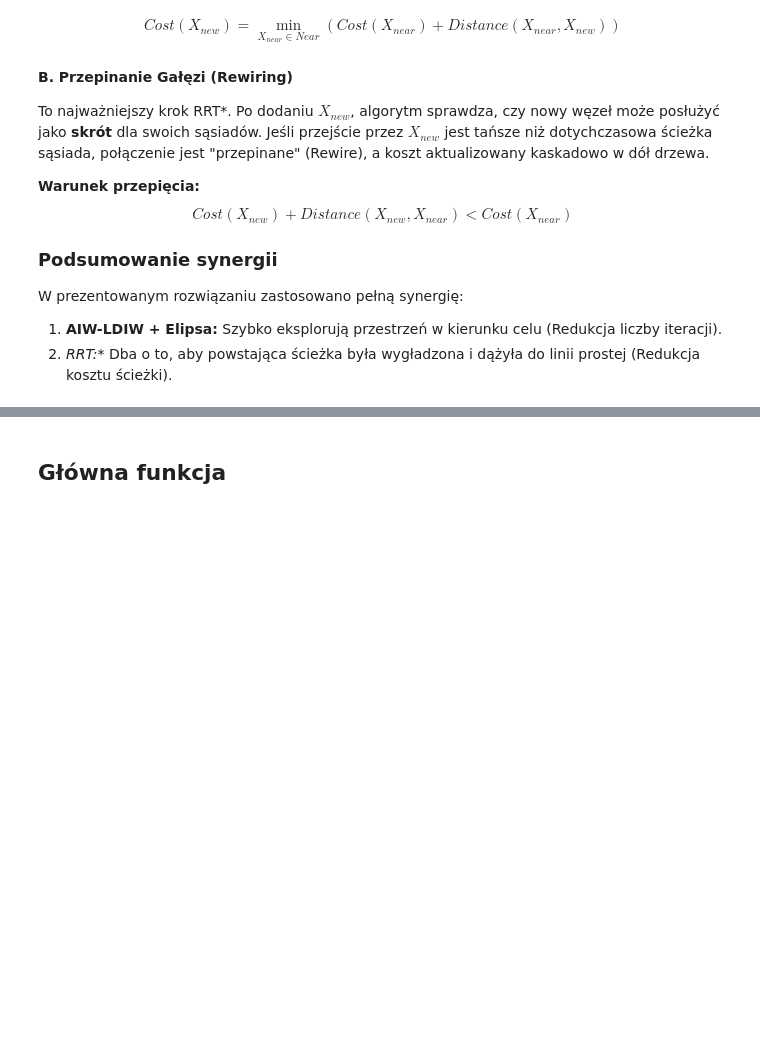
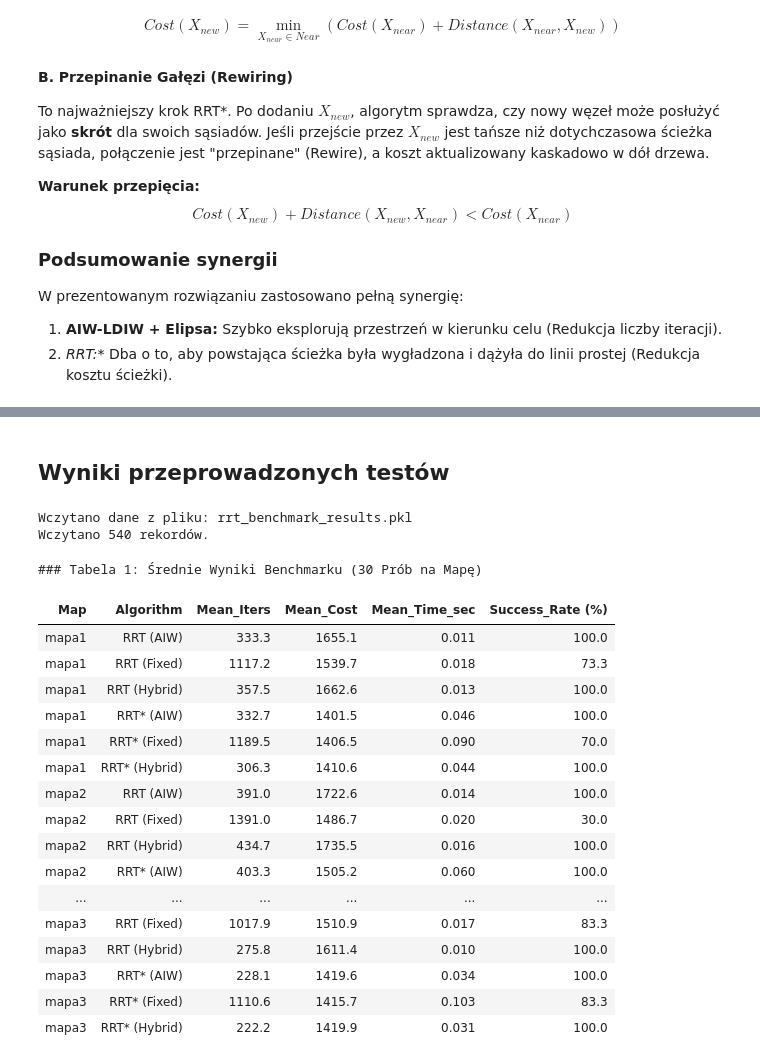
Before and after one commit to pawelrewilak/rrt, a Jupyter notebook: rrt_not.ipynb, the cells around one changed output, grey strips where cells are left out. Saved outputs shown, nothing was run; the diff lists cells and outputs as text; code cells hidden in the pictures; blank space fills up the shorter version.

```diff
--- a/rrt_not.ipynb
+++ b/rrt_not.ipynb
@@ -230,2 +85,0 @@ def samp_point_elipse(start, goal, mapa, par_1 = 1.5, par_2 = 0.4):
-# %% [markdown]
-## Główna funkcja
@@ -371,0 +86,77 @@ def rrt_solver(start, goal, mapa, step_len = 25, max_iter=1000, tolerance=30, bi
+# %% [markdown]
+## Wyniki przeprowadzonych testów
+# %%
+import pandas as pd
+import seaborn as sns
+import matplotlib.pyplot as plt
+import numpy as np
+
+sns.set_style("whitegrid")
+plt.rcParams['figure.figsize'] = (18, 6)
+plt.rcParams['font.size'] = 10
+
+try:
+    results_df = pd.read_pickle('rrt_benchmark_results.pkl')
+    print("Wczytano dane z pliku: rrt_benchmark_results.pkl")
+except FileNotFoundError:
+    try:
+        results_df = pd.read_csv('rrt_benchmark_results.csv')
+        print("Wczytano dane z pliku: rrt_benchmark_results.csv")
+    except FileNotFoundError:
+        print("BŁĄD: Nie znaleziono pliku 'rrt_benchmark_results.pkl' ani 'rrt_benchmark_results.csv'. Uruchom najpierw skrypt testy.py.")
+        results_df = pd.DataFrame()
+
+if not results_df.empty:
+    print(f"Wczytano {len(results_df)} rekordów.")
+
+    successful_runs = results_df[results_df['Success'] == True].copy()
+
+    order = [
+        'RRT (Fixed)', 'RRT (AIW)', 'RRT (Hybrid)',
+        'RRT* (Fixed)', 'RRT* (AIW)', 'RRT* (Hybrid)'
+    ]
+    successful_runs['Algorithm'] = pd.Categorical(successful_runs['Algorithm'], categories=order, ordered=True)
+# %% [output]
+Wczytano dane z pliku: rrt_benchmark_results.pkl
+Wczytano 540 rekordów.
+# %%
+if not results_df.empty:
+    summary = results_df.groupby(['Map', 'Algorithm']).agg(
+        Mean_Iters=('Iterations', 'mean'),
+        Mean_Cost=('Path_Cost', lambda x: x[x != float('inf')].mean()),
+        Mean_Time_sec=('Time_sec', 'mean'),
+        Success_Count=('Success', 'sum'),
+        Total_Trials=('Success', 'count')
+    ).reset_index()
+
+    summary['Success_Rate (%)'] = (summary['Success_Count'] / summary['Total_Trials']) * 100
+    summary = summary.drop(columns=['Success_Count', 'Total_Trials'])
+
+    print("### Tabela 1: Średnie Wyniki Benchmarku (30 Prób na Mapę)")
+    summary_styled = summary.style.format({
+        'Mean_Iters': "{:.1f}",
+        'Mean_Cost': "{:.1f}",
+        'Mean_Time_sec': "{:.3f}",
+        'Success_Rate (%)': "{:.1f}"
+    }).hide(axis='index')
+
+    display(summary_styled)
+# %% [output]
+### Tabela 1: Średnie Wyniki Benchmarku (30 Prób na Mapę)
+| Map | Algorithm | Mean_Iters | Mean_Cost | Mean_Time_sec | Success_Rate (%) |
+| mapa1 | RRT (AIW) | 333.3 | 1655.1 | 0.011 | 100.0 |
+| mapa1 | RRT (Fixed) | 1117.2 | 1539.7 | 0.018 | 73.3 |
+| mapa1 | RRT (Hybrid) | 357.5 | 1662.6 | 0.013 | 100.0 |
+| mapa1 | RRT* (AIW) | 332.7 | 1401.5 | 0.046 | 100.0 |
+| mapa1 | RRT* (Fixed) | 1189.5 | 1406.5 | 0.090 | 70.0 |
+| mapa1 | RRT* (Hybrid) | 306.3 | 1410.6 | 0.044 | 100.0 |
+| mapa2 | RRT (AIW) | 391.0 | 1722.6 | 0.014 | 100.0 |
+| mapa2 | RRT (Fixed) | 1391.0 | 1486.7 | 0.020 | 30.0 |
+| mapa2 | RRT (Hybrid) | 434.7 | 1735.5 | 0.016 | 100.0 |
+| mapa2 | RRT* (AIW) | 403.3 | 1505.2 | 0.060 | 100.0 |
+| ... | ... | ... | ... | ... | ... |
+| mapa3 | RRT (Fixed) | 1017.9 | 1510.9 | 0.017 | 83.3 |
+| mapa3 | RRT (Hybrid) | 275.8 | 1611.4 | 0.010 | 100.0 |
+| mapa3 | RRT* (AIW) | 228.1 | 1419.6 | 0.034 | 100.0 |
+| mapa3 | RRT* (Fixed) | 1110.6 | 1415.7 | 0.103 | 83.3 |
+| mapa3 | RRT* (Hybrid) | 222.2 | 1419.9 | 0.031 | 100.0 |
```
Also changed, not shown: parts of 9 cells of this notebook, 4 other files.
